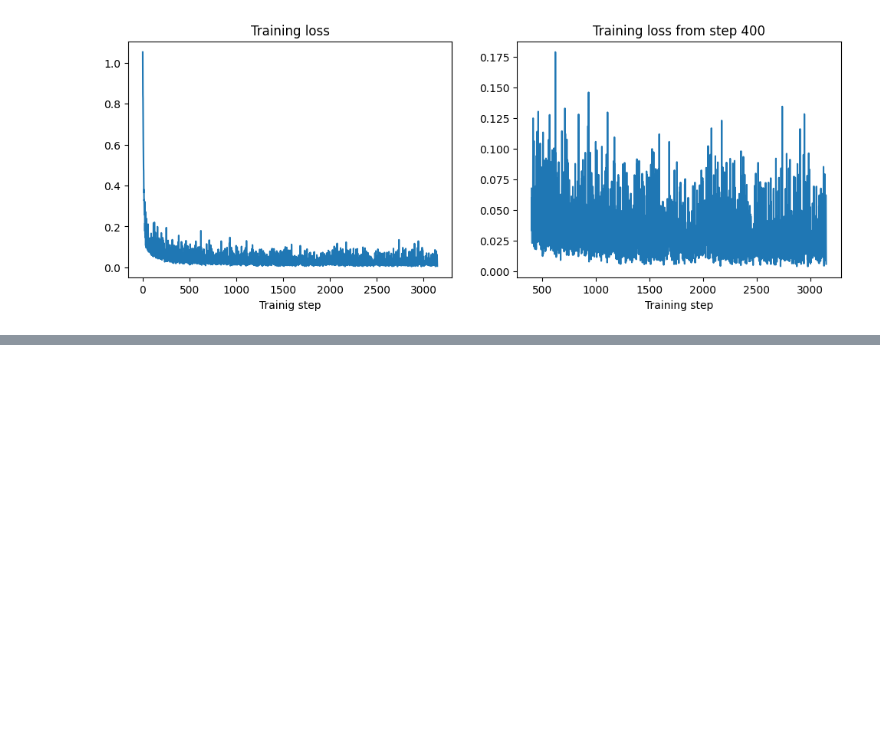
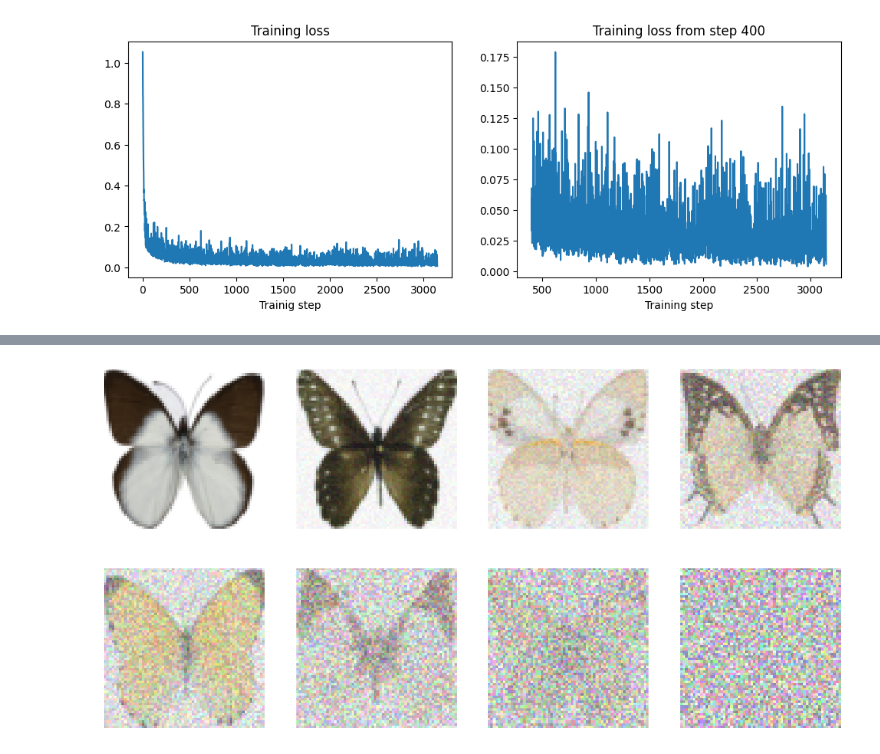
Before and after one commit to hyakuroume/Generative_AI, a Jupyter notebook: 04_diffusion_model.ipynb, the cells around one changed output, grey strips where cells are left out. Saved outputs shown, nothing was run; the diff lists cells and outputs as text; code cells hidden in the pictures; blank space fills up the shorter version.

```diff
--- a/04_diffusion_model.ipynb
+++ b/04_diffusion_model.ipynb
@@ -248,0 +267,15 @@ plt.xlabel("Training step");
+# %%
+class SimpleScheduler:
+    def __init__(self):
+        self.num_train_timesteps = 1000
+
+    def add_noise(self, x, noise, timesteps):
+        amount = timesteps / self.num_train_timesteps
+        return corrupt(x, noise, amount)
+# %%
+scheduler = SimpleScheduler()
+timesteps = torch.linspace(0, 999, 8).long()
+noised_x = scheduler.add_noise(x, noise, timesteps)
+show_images(noised_x * 0.5 + 0.5)
+# %% [output]
+[figure, added]
```
Also changed, not shown: parts of 5 cells of this notebook.
